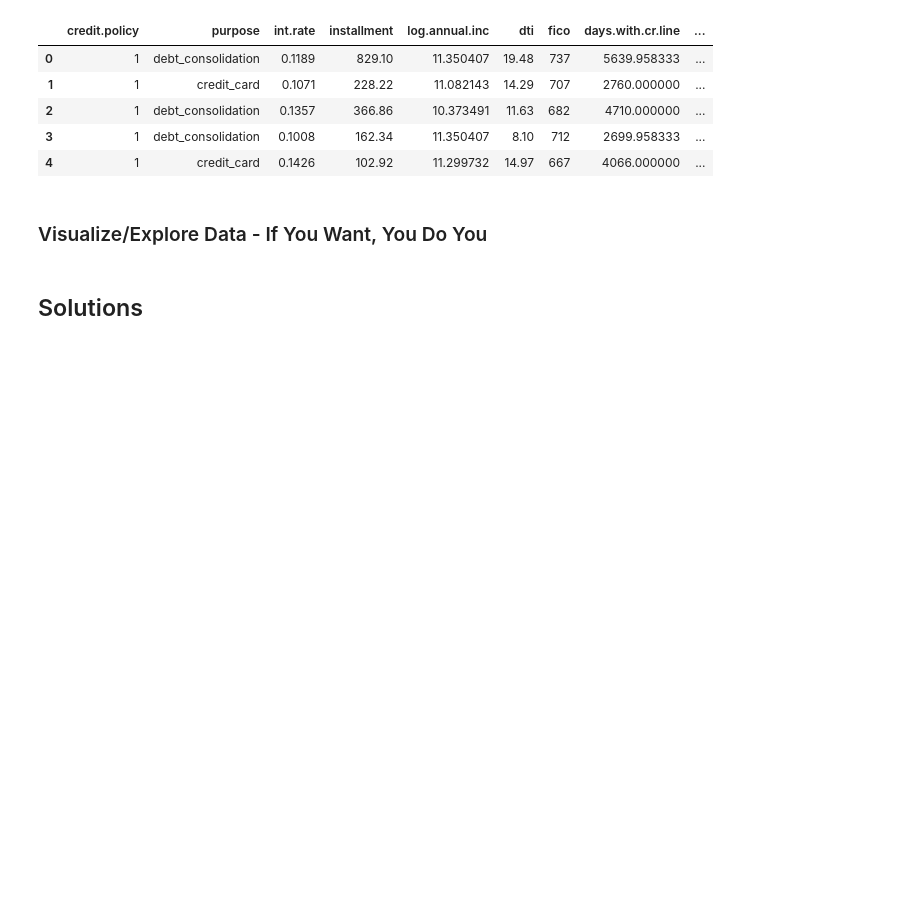
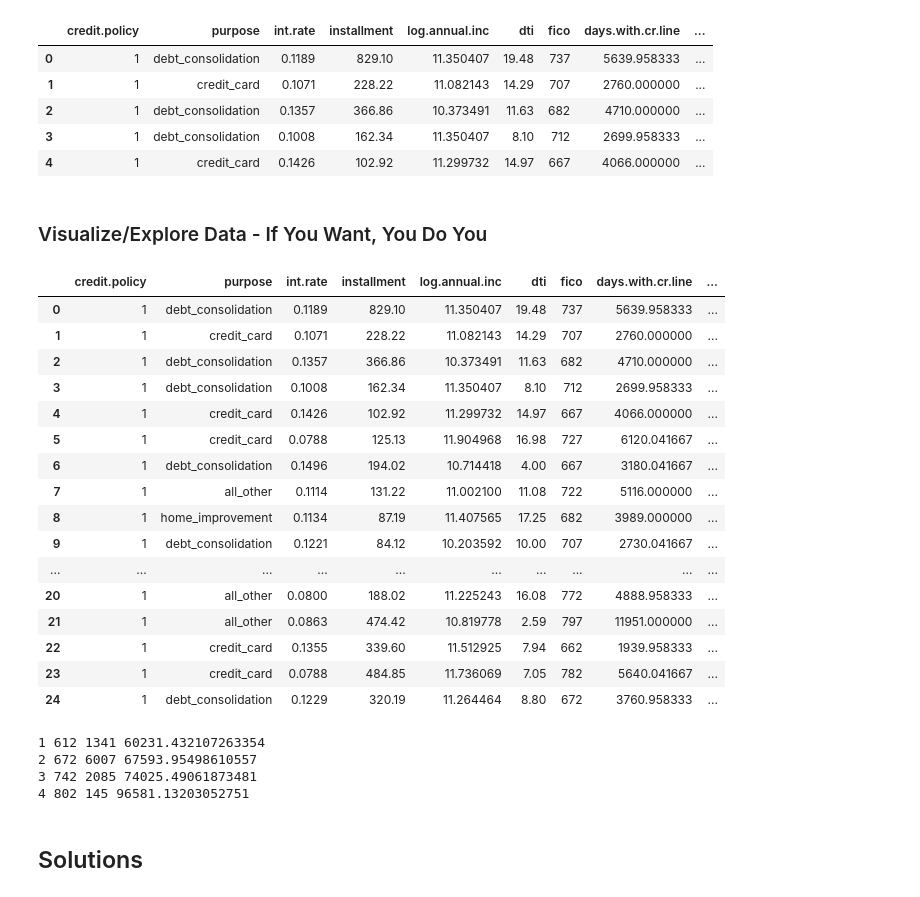
Before and after one commit to SidhST12/DATA_3450_Quiz_2, a Jupyter notebook: quiz_2_1221_start.ipynb, the cells around one changed output. Saved outputs shown, nothing was run; the diff lists cells and outputs as text; code cells hidden in the pictures; blank space fills up the shorter version.

```diff
--- a/quiz_2_1221_start.ipynb
+++ b/quiz_2_1221_start.ipynb
@@ -62,5 +62,60 @@ df.head()
 | 4 | 1 | credit_card | 0.1426 | 102.92 | 11.299732 | 14.97 | 667 | 4066.000000 | ... |
 # %% [markdown]
 ### Visualize/Explore Data - If You Want, You Do You
+# %%
+#Create credit-score bucket.
+df["grade"] = " "
+scoreCol = df.columns.get_loc("fico")
+gradeCol = df.columns.get_loc("grade")
+
+for i in range(len(df)) :
+    if df.iloc[i,scoreCol] < 580:
+        #print("Less than 580-"+str(df.iloc[i,scoreCol]))
+        df.iloc[i,gradeCol] = "poor"
+    elif df.iloc[i,scoreCol] < 670:
+        #print("580-670-"+str(df.iloc[i,scoreCol]))
+        df.iloc[i,gradeCol] = "fair"
+    elif df.iloc[i,scoreCol] < 740:
+        #print("670-740-"+str(df.iloc[i,scoreCol]))
+        df.iloc[i,gradeCol] = "good"
+    elif df.iloc[i,scoreCol] < 800:
+        #print("740-800-"+str(df.iloc[i,scoreCol]))
+        df.iloc[i,gradeCol] = "very good"
+    else:
+        #print("800+-"+str(df.iloc[i,scoreCol]))
+        df.iloc[i,gradeCol] = "excellent"
+#print(str(scoreCol)+ " "+ str(gradeCol))
+df.head(25)
+# %% [output]
+|  | credit.policy | purpose | int.rate | installment | log.annual.inc | dti | fico | days.with.cr.line | ... |
+| 0 | 1 | debt_consolidation | 0.1189 | 829.10 | 11.350407 | 19.48 | 737 | 5639.958333 | ... |
+| 1 | 1 | credit_card | 0.1071 | 228.22 | 11.082143 | 14.29 | 707 | 2760.000000 | ... |
+| 2 | 1 | debt_consolidation | 0.1357 | 366.86 | 10.373491 | 11.63 | 682 | 4710.000000 | ... |
+| 3 | 1 | debt_consolidation | 0.1008 | 162.34 | 11.350407 | 8.10 | 712 | 2699.958333 | ... |
+| 4 | 1 | credit_card | 0.1426 | 102.92 | 11.299732 | 14.97 | 667 | 4066.000000 | ... |
+| 5 | 1 | credit_card | 0.0788 | 125.13 | 11.904968 | 16.98 | 727 | 6120.041667 | ... |
+| 6 | 1 | debt_consolidation | 0.1496 | 194.02 | 10.714418 | 4.00 | 667 | 3180.041667 | ... |
+| 7 | 1 | all_other | 0.1114 | 131.22 | 11.002100 | 11.08 | 722 | 5116.000000 | ... |
+| 8 | 1 | home_improvement | 0.1134 | 87.19 | 11.407565 | 17.25 | 682 | 3989.000000 | ... |
+| 9 | 1 | debt_consolidation | 0.1221 | 84.12 | 10.203592 | 10.00 | 707 | 2730.041667 | ... |
+| ... | ... | ... | ... | ... | ... | ... | ... | ... | ... |
+| 20 | 1 | all_other | 0.0800 | 188.02 | 11.225243 | 16.08 | 772 | 4888.958333 | ... |
+| 21 | 1 | all_other | 0.0863 | 474.42 | 10.819778 | 2.59 | 797 | 11951.000000 | ... |
+| 22 | 1 | credit_card | 0.1355 | 339.60 | 11.512925 | 7.94 | 662 | 1939.958333 | ... |
+| 23 | 1 | credit_card | 0.0788 | 484.85 | 11.736069 | 7.05 | 782 | 5640.041667 | ... |
+| 24 | 1 | debt_consolidation | 0.1229 | 320.19 | 11.264464 | 8.80 | 672 | 3760.958333 | ... |
+# %%
+#In generic cases, we can automate this:
+bins = np.arange(580, 860, 60) #or
+bins = np.array([580, 670, 740, 800])
+indicies = np.digitize(df["fico"], bins)
+groups = df.groupby(indicies)
+for i, group in groups:
+    print(i, group["fico"].min(), len(group), np.exp(group["log.annual.inc"]).mean())
+# %% [output]
+1 612 1341 60231.432107263354
+2 672 6007 67593.95498610557
+3 742 2085 74025.49061873481
+4 802 145 96581.13203052751
 # %% [markdown]
 ## Solutions
```
Also changed, not shown: parts of 12 cells of this notebook.
